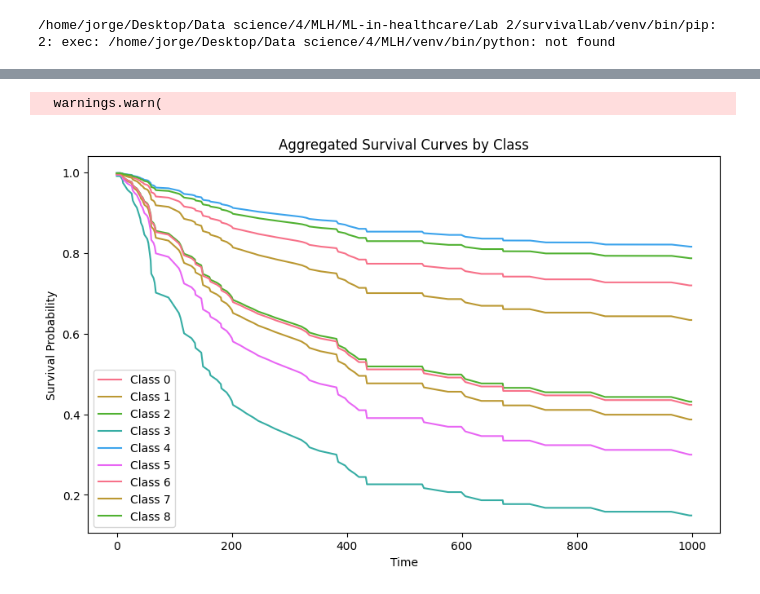
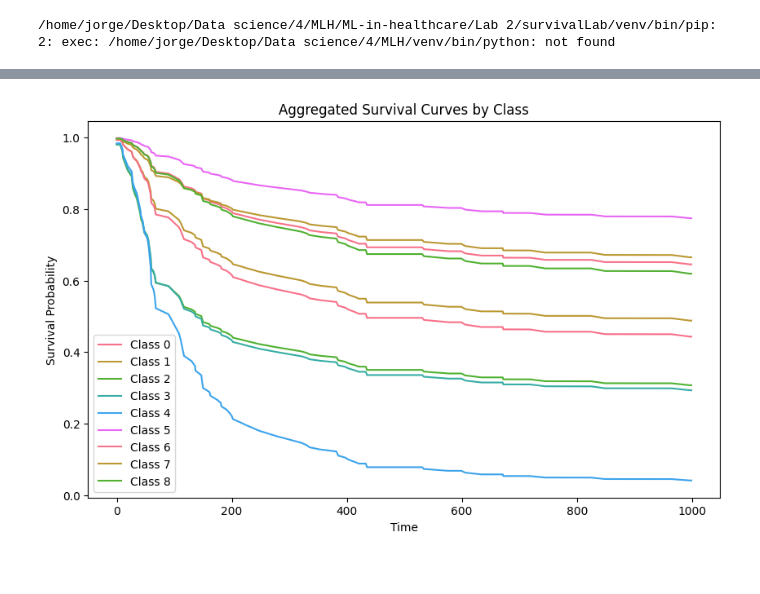
Before and after one commit to mrjorgeparr/ML-in-healthcare, a Jupyter notebook: Lab 2/survivalLab/survival.ipynb, the cells around one changed output, grey strips where cells are left out. Saved outputs shown, nothing was run; the diff lists cells and outputs as text; code cells hidden in the pictures.

```diff
--- a/Lab 2/survivalLab/survival.ipynb
+++ b/Lab 2/survivalLab/survival.ipynb
@@ -333,36 +349,35 @@ import matplotlib.pyplot as plt
 import seaborn as sns
 
 
 # Fit a Cox Proportional Hazards model
 cph = CoxPHFitter()
 cph.fit(df3, duration_col='survival_time', event_col='Survival_status')
 
 # Choose a time range for the survival curve
 time_range = range(0, 1000)
 
 
 # Plot aggregated survival curves for each class
 plt.figure(figsize=(10, 6))
 sns.set_palette("husl")  # You can choose a different color palette
 
 for class_label in sorted(df3['clustered group'].unique()):
     subset_data = df3[df3['clustered group'] == class_label]
     survival_curves = cph.predict_survival_function(subset_data, times=time_range)
 
     # Aggregate survival curves by taking the median, to address shape mismatch
-    aggregated_curve = survival_curves.median(axis=1) # also try mean here and see what happens
+    aggregated_curve = survival_curves.mean(axis=1)
 
     plt.plot(aggregated_curve.index, aggregated_curve.values, label=f'Class {class_label}')
 
 # Customize the plot
 plt.title('Aggregated Survival Curves by Class')
 plt.xlabel('Time')
 plt.ylabel('Survival Probability')
 plt.legend()
 plt.show()
 # %% [output]
-  warnings.warn(
-[figure, old version]
+[figure, new version]
 # %%
 import numpy as np
 for col in df3.columns:
```
Also changed, not shown: parts of 6 cells of this notebook, 1 other file.
